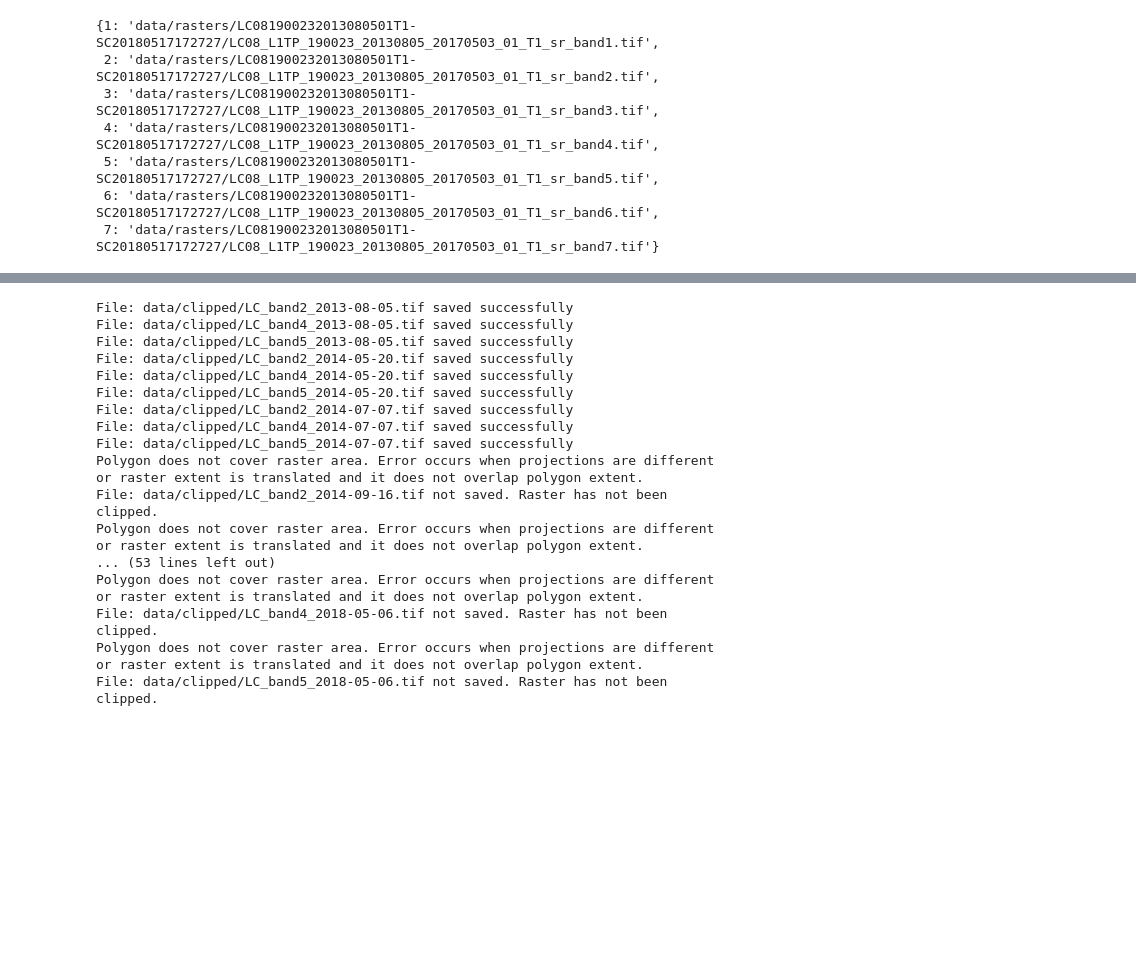
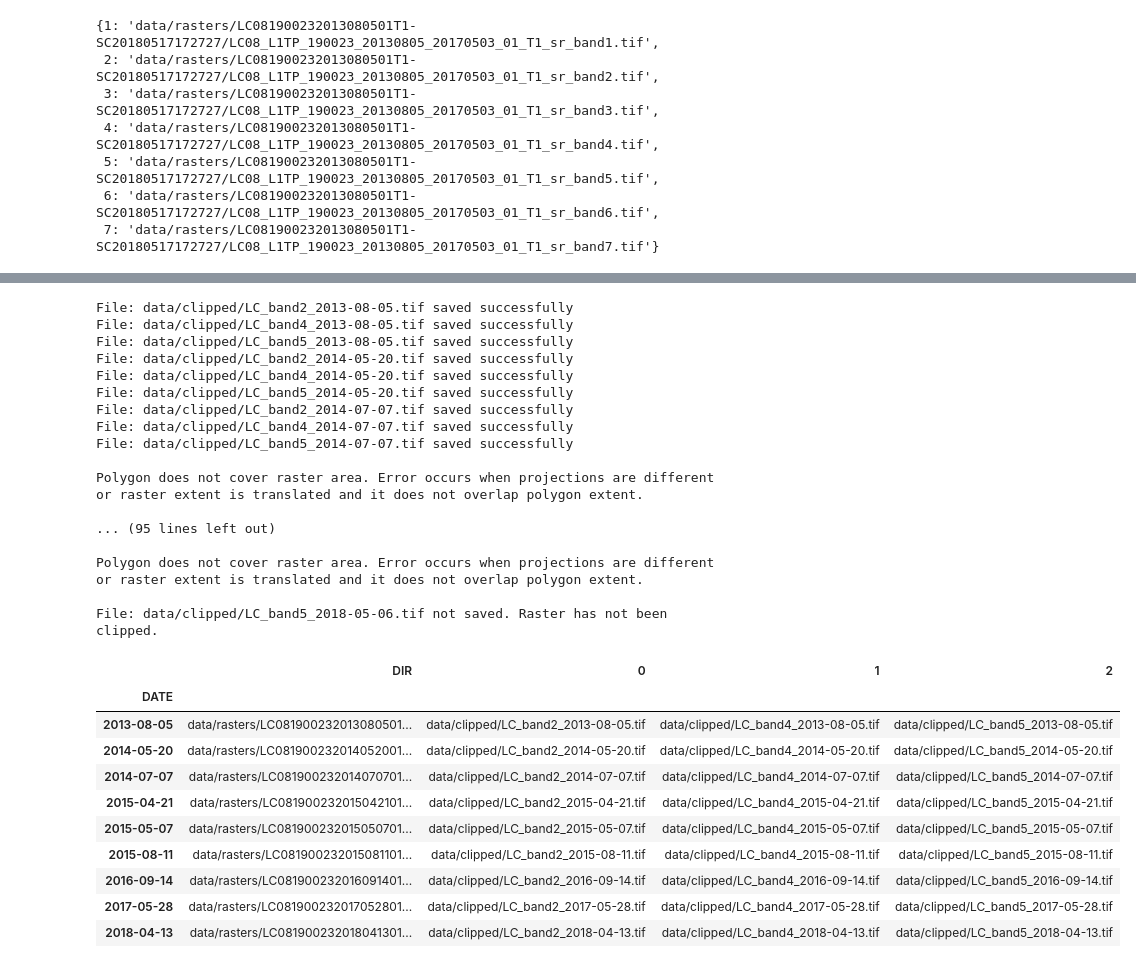
Before and after one commit to feleHaile/projections-clouds-and-Gdansk-Bay, a Jupyter notebook: t0.ipynb, the cells around one changed output, grey strips where cells are left out. Cells and saved outputs as stored; diff of their text form; code cells hidden in the pictures; blank space fills up the shorter version.

Commit message:
processing

```diff
--- a/t0.ipynb
+++ b/t0.ipynb
@@ -208,11 +241,20 @@ show_band(band)
 # Perform automatic clipping of bands 2, 4, 5 of each folder
 
 def clip_all(df, clipping_vector, bands=(2, 3, 4), folder_name='clipped/'):
+    """Function performs clipping of all Landsat 8 bands given in the DIR column of the df parameter.
+    input 1: df - dataframe with DIR column where each record points to the directory with a Landsat bands
+    input 2: clipping_vector - vector geometry which is used as a area of interest
+    input 3: bands=(2, 3, 4) - tuple of bands which should be clipped. Bands 2, 3, 4 are used for the BGR image creation.
+    input 4: folder_name='clipped/' - directory where all clipped bands should be stored.
+
+    output: [correct, damaged, wrong_dates] - list of dicts with keys (dates) and values - correct images
+    and damaged images. Damaged images were not process and they not exist in the destination folder."""
+
     data_range = len(dataset)
-    damaged = []
-    correct = []
+    damaged = {}
+    correct = {}
     for i in range(0, data_range):
-        date_str = str(dataset.index[i])
+        date_str = dataset.index[i]
         images = read_landsat_images(dataset['DIR'][i])
         for band_number in bands:
             band_to_clip = images[band_number]
@@ -220,15 +262,19 @@ def clip_all(df, clipping_vector, bands=(2, 3, 4), folder_name='clipped/'):
             try:
                 clip_area(vn, band_to_clip, filename)
             except (rio.errors.WindowError, ValueError):
-                print('Polygon does not cover raster area. Error occurs when projections are different or raster extent is translated and it does not overlap polygon extent.')
-                damaged.append(filename)
+                print('\nPolygon does not cover raster area. Error occurs when projections are different or raster extent is translated and it does not overlap polygon extent.\n')
+                try:
+                    damaged[date_str].append(filename)
+                except KeyError:
+                    damaged[date_str] = [filename]
                 pass
 
             # Check file
-            if filename in damaged:
+            try:
+                damaged[date_str]
                 print('File: {} not saved. Raster has not been clipped.'.format(
                 filename))
-            else:
+            except KeyError:
                 try:
                     with rio.open(filename) as tf:
                          pass
@@ -238,7 +284,10 @@ def clip_all(df, clipping_vector, bands=(2, 3, 4), folder_name='clipped/'):
                 else:
                     print('File: {} saved successfully'.format(
                     filename))
-                    correct.append(filename)
+                    try:
+                        correct[date_str].append(filename)
+                    except KeyError:
+                        correct[date_str] = [filename]
     return [correct, damaged]
 
 my_bands = (2, 4, 5)
@@ -254,11 +303,31 @@ File: data/clipped/LC_band5_2014-05-20.tif saved successfully
 File: data/clipped/LC_band2_2014-07-07.tif saved successfully
 File: data/clipped/LC_band4_2014-07-07.tif saved successfully
 File: data/clipped/LC_band5_2014-07-07.tif saved successfully
+
 Polygon does not cover raster area. Error occurs when projections are different or raster extent is translated and it does not overlap polygon extent.
-File: data/clipped/LC_band2_2014-09-16.tif not saved. Raster has not been clipped.
+
+... (95 lines left out)
+
 Polygon does not cover raster area. Error occurs when projections are different or raster extent is translated and it does not overlap polygon extent.
-... (53 lines left out)
-Polygon does not cover raster area. Error occurs when projections are different or raster extent is translated and it does not overlap polygon extent.
-File: data/clipped/LC_band4_2018-05-06.tif not saved. Raster has not been clipped.
-Polygon does not cover raster area. Error occurs when projections are different or raster extent is translated and it does not overlap polygon extent.
+
 File: data/clipped/LC_band5_2018-05-06.tif not saved. Raster has not been clipped.
+# %%
+# Remove unused files from the dataframe, add to the dataframe addresses of used data
+
+damaged_list = list(prepared_files[1].keys())
+clean_dataset = dataset.drop(labels=damaged_list)
+correct_df = pd.DataFrame.from_dict(prepared_files[0], orient='index')
+clean_dataset = clean_dataset.join(correct_df)
+clean_dataset
+# %% [output]
+|  | DIR | 0 | 1 | 2 |
+| DATE |  |  |  |  |
+| 2013-08-05 | data/rasters/LC081900232013080501... | data/clipped/LC_band2_2013-08-05.tif | data/clipped/LC_band4_2013-08-05.tif | data/clipped/LC_band5_2013-08-05.tif |
+| 2014-05-20 | data/rasters/LC081900232014052001... | data/clipped/LC_band2_2014-05-20.tif | data/clipped/LC_band4_2014-05-20.tif | data/clipped/LC_band5_2014-05-20.tif |
+| 2014-07-07 | data/rasters/LC081900232014070701... | data/clipped/LC_band2_2014-07-07.tif | data/clipped/LC_band4_2014-07-07.tif | data/clipped/LC_band5_2014-07-07.tif |
+| 2015-04-21 | data/rasters/LC081900232015042101... | data/clipped/LC_band2_2015-04-21.tif | data/clipped/LC_band4_2015-04-21.tif | data/clipped/LC_band5_2015-04-21.tif |
+| 2015-05-07 | data/rasters/LC081900232015050701... | data/clipped/LC_band2_2015-05-07.tif | data/clipped/LC_band4_2015-05-07.tif | data/clipped/LC_band5_2015-05-07.tif |
+| 2015-08-11 | data/rasters/LC081900232015081101... | data/clipped/LC_band2_2015-08-11.tif | data/clipped/LC_band4_2015-08-11.tif | data/clipped/LC_band5_2015-08-11.tif |
+| 2016-09-14 | data/rasters/LC081900232016091401... | data/clipped/LC_band2_2016-09-14.tif | data/clipped/LC_band4_2016-09-14.tif | data/clipped/LC_band5_2016-09-14.tif |
+| 2017-05-28 | data/rasters/LC081900232017052801... | data/clipped/LC_band2_2017-05-28.tif | data/clipped/LC_band4_2017-05-28.tif | data/clipped/LC_band5_2017-05-28.tif |
+| 2018-04-13 | data/rasters/LC081900232018041301... | data/clipped/LC_band2_2018-04-13.tif | data/clipped/LC_band4_2018-04-13.tif | data/clipped/LC_band5_2018-04-13.tif |
```
Also changed, not shown: parts of 12 cells of this notebook.
